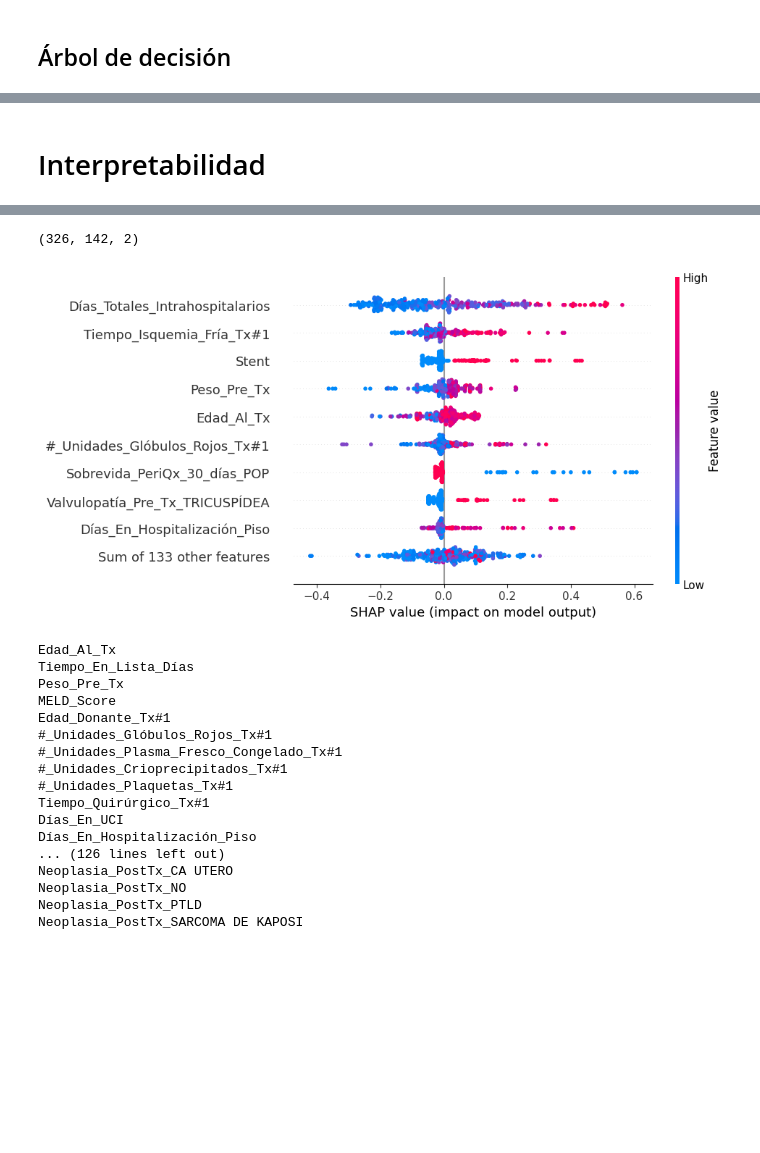
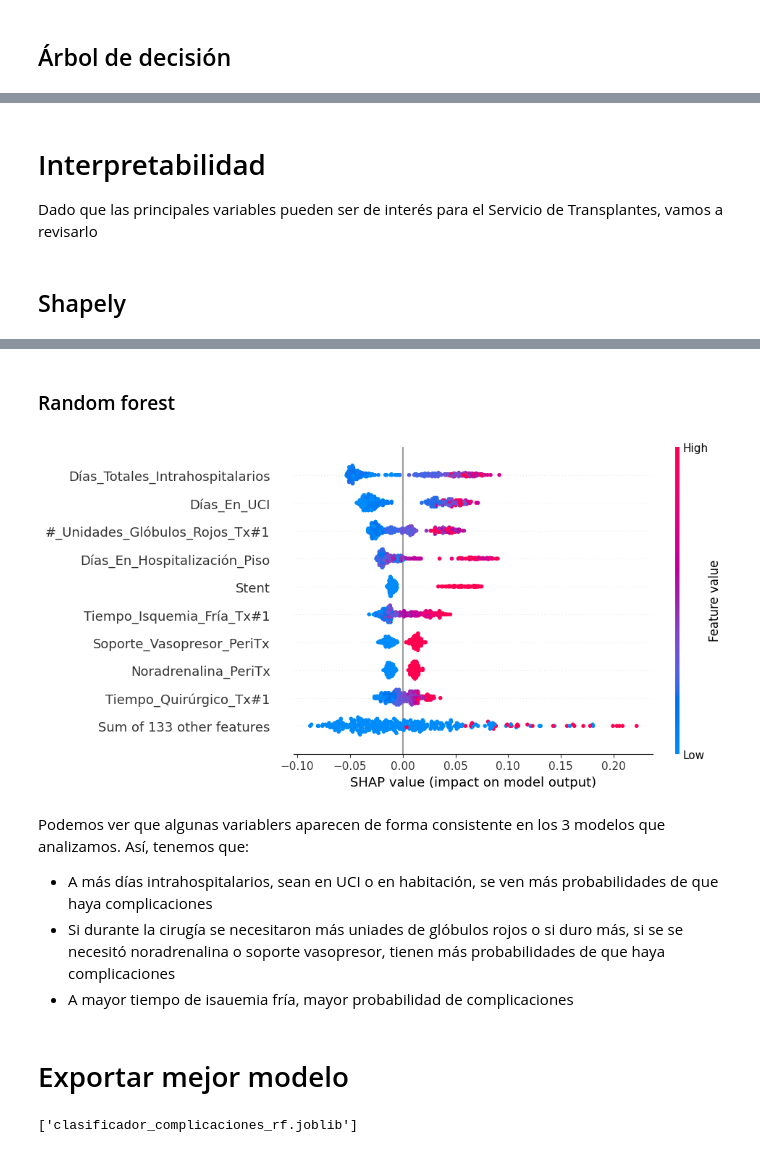
Before and after one commit to Traintain/MINE4101-202520-Proyecto-Transplantes-Hepaticos, a Jupyter notebook: Modelo de clasificación/Entrenamiento clasificadores.ipynb, the cells around one changed output, grey strips where cells are left out. Cells and saved outputs as stored; diff of their text form; code cells hidden in the pictures; blank space fills up the shorter version.

Commit message:
Añade pruebas con RandForest y Adaboost

```diff
--- a/Modelo de clasificación/Entrenamiento clasificadores.ipynb
+++ b/Modelo de clasificación/Entrenamiento clasificadores.ipynb
@@ -583,0 +601,13 @@ plt.show()
+# %%
+params = {
+    'criterion': ['gini', 'entropy', 'log_loss'],
+    'max_depth': [None, 5, 10, 20, 30],
+    'min_samples_split': [2, 5, 10, 20],
+    'min_samples_leaf': [1, 2, 4, 8],
+    'class_weight': ['balanced','balanced_subsample']
+}
+
+grid_rf = GridSearchCV(RandomForestClassifier(random_state=42), param_grid=params, cv=cv, scoring='f1_weighted', verbose=3, n_jobs=-1)
+grid_rf.fit(X_train, y_train)
+best_rf = grid_rf.best_estimator_
+print("Mejor random forest: ", grid_rf.best_params_)
@@ -583,0 +637,10 @@ plt.show()
+# %%
+params = {
+    'n_estimators': [50, 100, 200, 400],
+    'learning_rate': [0.01, 0.1, 0.5, 1.0],
+}
+
+grid_ab = GridSearchCV(AdaBoostClassifier(random_state=42), param_grid=params, cv=cv, scoring='f1_weighted', verbose=3, n_jobs=-1)
+grid_ab.fit(X_train, y_train)
+best_ab = grid_ab.best_estimator_
+print("Mejor AdaBoost: ", grid_ab.best_params_)
@@ -584,52 +688,39 @@ plt.show()
 # %% [markdown]
 # Interpretabilidad
+Dado que las principales variables pueden ser de interés para el Servicio de Transplantes, vamos a revisarlo
+# %% [markdown]
+## Shapely
 # %%
 shap.initjs()
 # %% [output]
 [interactive output not drawn]
+# %% [markdown]
+### Random forest
 # %%
-explainer_lr = shap.TreeExplainer(best_dt, X_train)
+explainer = shap.TreeExplainer(best_rf, X_train)
 # %%
-shap_values = explainer_lr(X_train)
-# shap.summary_plot(shap_values, X_train)
+shap_values = explainer(X_train)
-# %%
-print(shap_values.values.shape)
-# %% [output]
-(326, 142, 2)
 # %%
-# Extract SHAP values for class 1
 values = shap_values.values[:, :, 1]
 
-# Build a new Explanation object with 2D values
-expl_class1 = shap.Explanation(
+expl_class = shap.Explanation(
     values=values,
     base_values=shap_values.base_values[:, 1],
     data=shap_values.data,
     feature_names=shap_values.feature_names
 )
 
-# Beeswarm plot
-shap.plots.beeswarm(expl_class1)
+shap.plots.beeswarm(expl_class)
 # %% [output]
-[figure, old version]
+[figure, new version]
-# %%
-for i in X_train.columns:
-    print(i)
-# %% [output]
-Edad_Al_Tx
-Tiempo_En_Lista_Días
-Peso_Pre_Tx
-MELD_Score
-Edad_Donante_Tx#1
-#_Unidades_Glóbulos_Rojos_Tx#1
-#_Unidades_Plasma_Fresco_Congelado_Tx#1
-#_Unidades_Crioprecipitados_Tx#1
-#_Unidades_Plaquetas_Tx#1
-Tiempo_Quirúrgico_Tx#1
-Días_En_UCI
-Días_En_Hospitalización_Piso
-... (126 lines left out)
-Neoplasia_PostTx_CA UTERO
-Neoplasia_PostTx_NO
-Neoplasia_PostTx_PTLD
-Neoplasia_PostTx_SARCOMA DE KAPOSI
+# %% [markdown]
+Podemos ver que algunas variablers aparecen de forma consistente en los 3 modelos que analizamos. Así, tenemos que:
+- A más días intrahospitalarios, sean en UCI o en habitación, se ven más probabilidades de que haya complicaciones
+- Si durante la cirugía se necesitaron más uniades de glóbulos rojos o si duro más, si se se necesitó noradrenalina o soporte vasopresor, tienen más probabilidades de que haya complicaciones
+- A mayor tiempo de isauemia fría, mayor probabilidad de complicaciones
+# %% [markdown]
+# Exportar mejor modelo
+# %%
+joblib.dump(best_rf, "clasificador_complicaciones_rf.joblib")
+# %% [output]
+['clasificador_complicaciones_rf.joblib']
```
Also changed, not shown: parts of 20 cells of this notebook.
